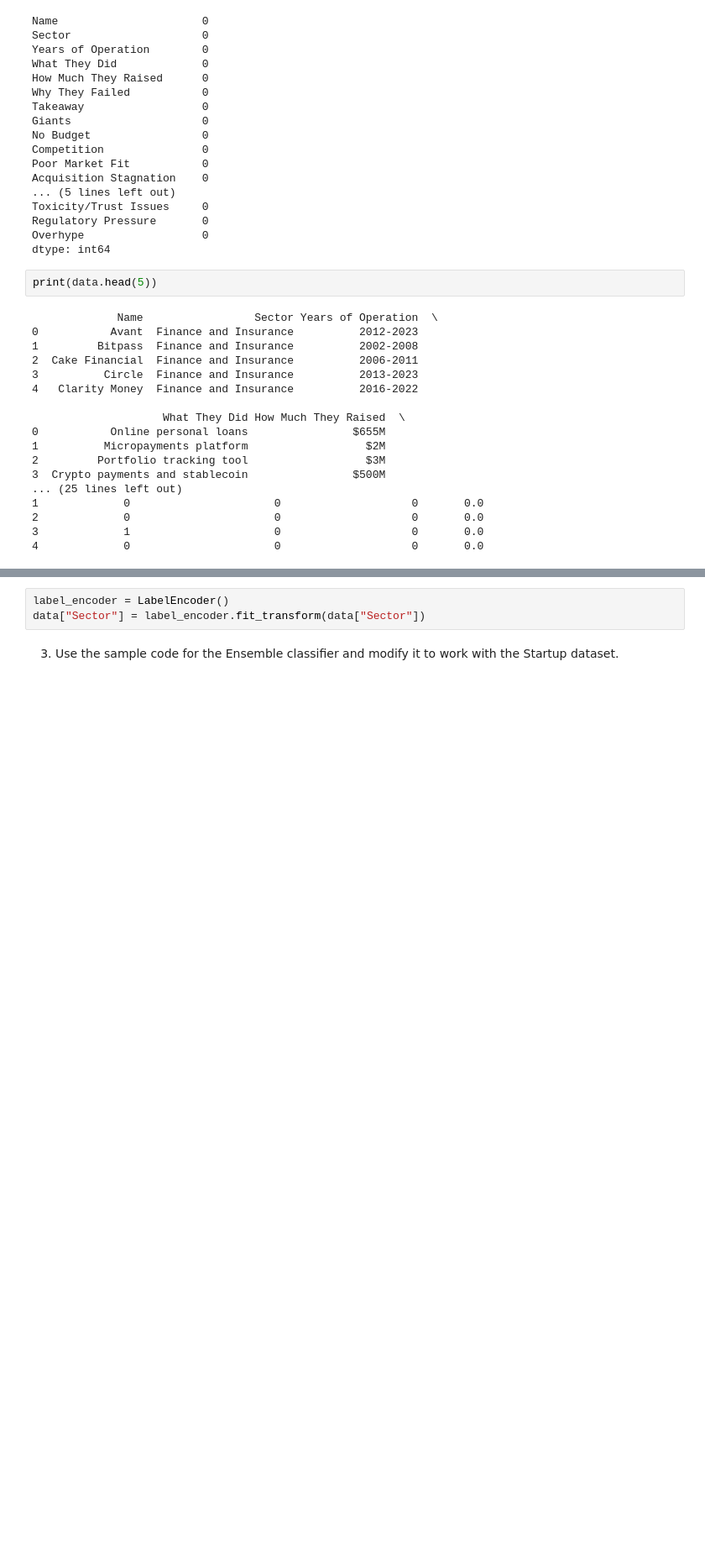
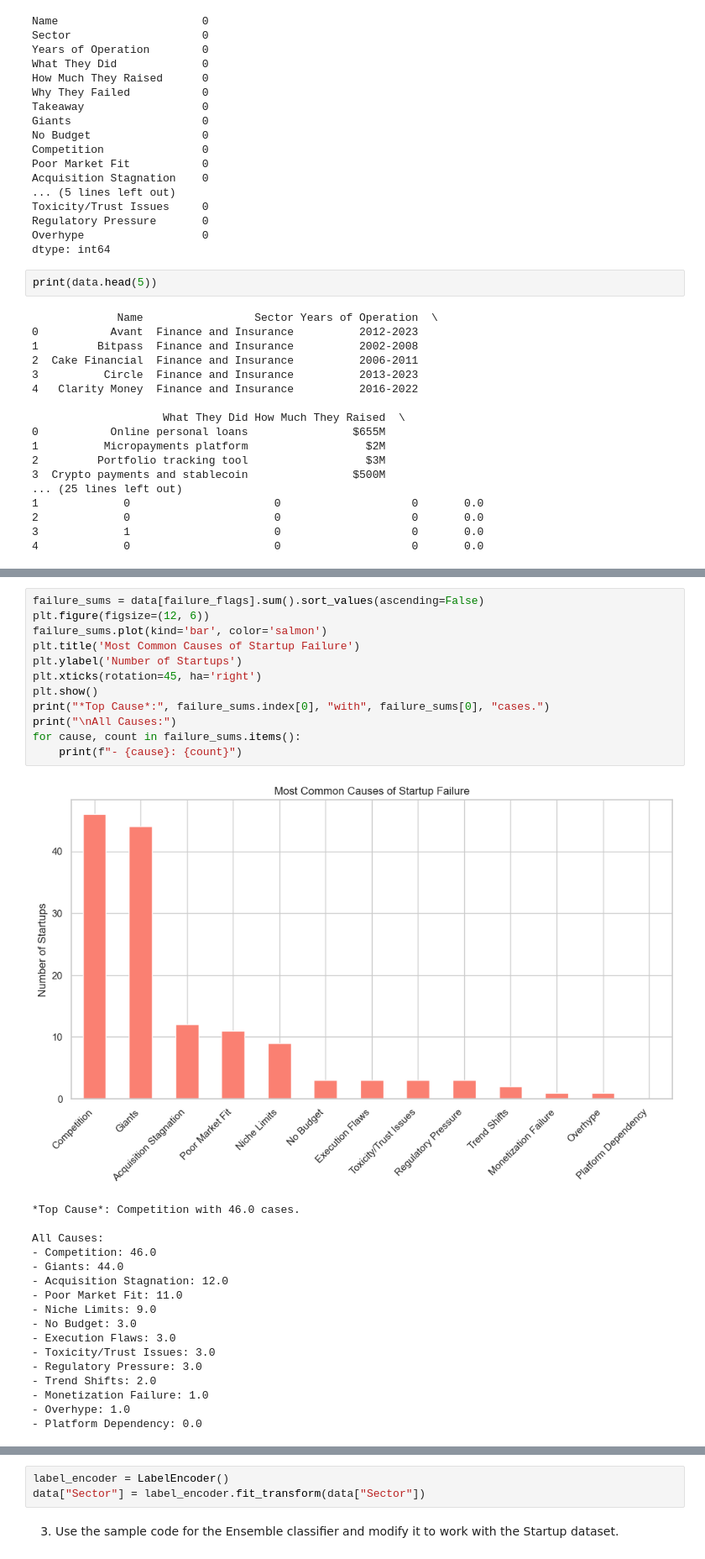
Before and after one commit to Trolann/cmpe188-assignments, a Jupyter notebook: ensemble homework/ensemblemethods_hw.ipynb, the cells around one changed output, grey strips where cells are left out. Shown at 84% size. Saved outputs shown, nothing was run; the diff lists cells and outputs as text; blank space fills up the shorter version.

```diff
--- a/ensemble homework/ensemblemethods_hw.ipynb
+++ b/ensemble homework/ensemblemethods_hw.ipynb
@@ -72,2 +156,32 @@ print(data.head(5))
+# %%
+failure_sums = data[failure_flags].sum().sort_values(ascending=False)
+plt.figure(figsize=(12, 6))
+failure_sums.plot(kind='bar', color='salmon')
+plt.title('Most Common Causes of Startup Failure')
+plt.ylabel('Number of Startups')
+plt.xticks(rotation=45, ha='right')
+plt.show()
+print("*Top Cause*:", failure_sums.index[0], "with", failure_sums[0], "cases.")
+print("\nAll Causes:")
+for cause, count in failure_sums.items():
+    print(f"- {cause}: {count}")
+# %% [output]
+[figure, added]
+*Top Cause*: Competition with 46.0 cases.
+
+All Causes:
+- Competition: 46.0
+- Giants: 44.0
+- Acquisition Stagnation: 12.0
+- Poor Market Fit: 11.0
+- Niche Limits: 9.0
+- No Budget: 3.0
+- Execution Flaws: 3.0
+- Toxicity/Trust Issues: 3.0
+- Regulatory Pressure: 3.0
+- Trend Shifts: 2.0
+- Monetization Failure: 1.0
+- Overhype: 1.0
+- Platform Dependency: 0.0
 # %%
 # Years of operation is a string like '2012-2023'. We need to convert this to three columns: the abs value of the difference in the current column and two new columns: start year, end year.
```
Also changed, not shown: parts of 19 cells of this notebook.
